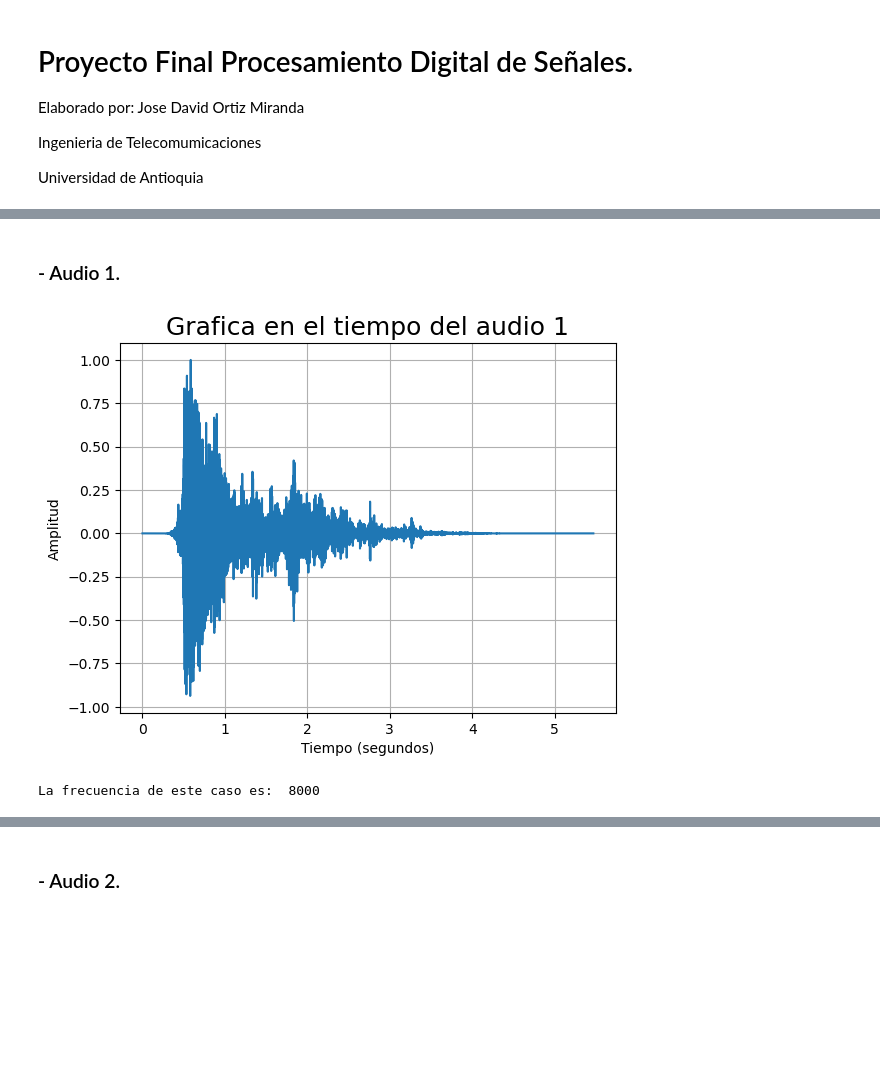
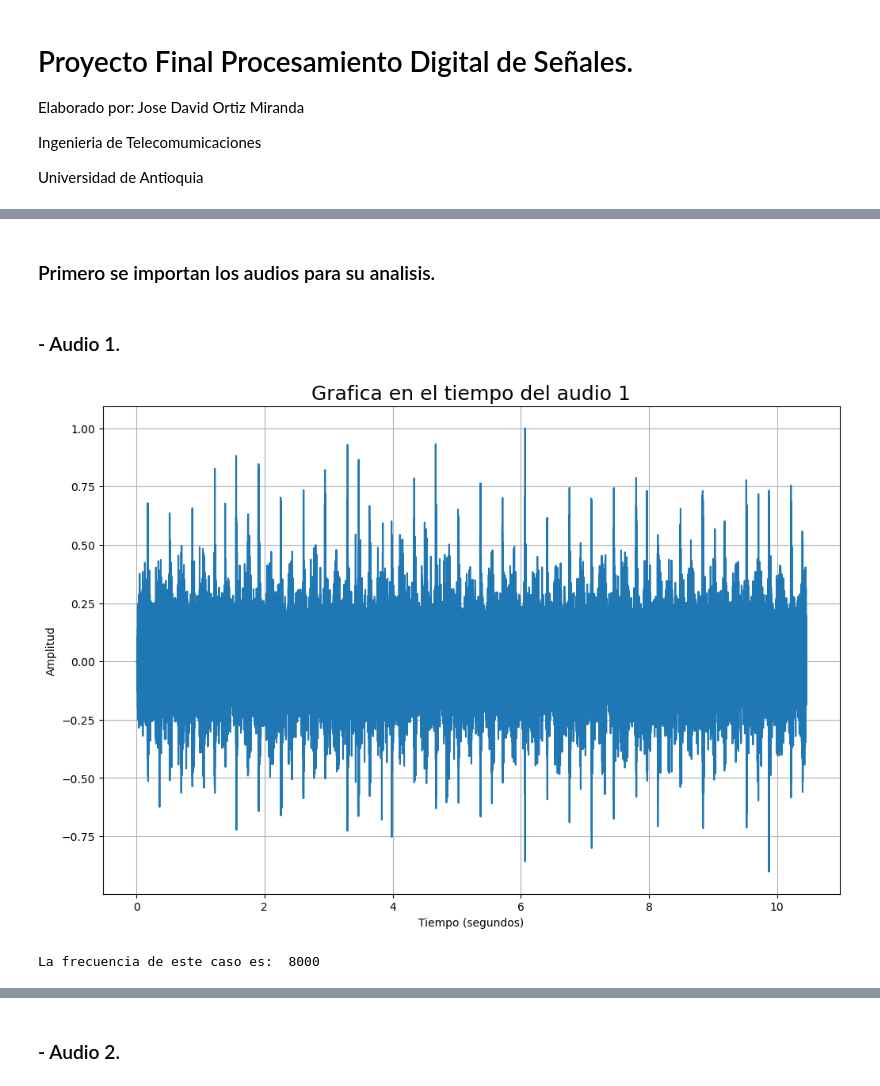
Before and after one commit to JoseOrtiz23/Proyecto_Final_PDS_2023_1, a Jupyter notebook: Proyecto_Final_OrtizMiranda_JoseDavid.ipynb, the cells around one changed output, grey strips where cells are left out. Cells and saved outputs as stored; diff of their text form; code cells hidden in the pictures; blank space fills up the shorter version.

Commit message:
Se realizo el analisis de la vibraciones en word y Notebook

```diff
--- a/Proyecto_Final_OrtizMiranda_JoseDavid.ipynb
+++ b/Proyecto_Final_OrtizMiranda_JoseDavid.ipynb
@@ -22,21 +26,24 @@ from IPython.display import Audio #Libreria para escuchar audio
+# %% [markdown]
+### Primero se importan los audios para su analisis.
 # %% [markdown]
 ### - Audio 1.
 # %%
-file_audio=('Trueno.wav') # Ruta del archivo con la senal
-fs, x=read(file_audio) # Cargar el archivo
-x = x / np.max(np.abs(x)) # escala la amplitud de la senal
-t=np.arange(0, float(len(x))/fs, 1.0/fs) # Vector de tiempo
-plt.plot(t,x) # Dibujar la grafica
+file_audio_1=('prensa_industrial.wav') # Ruta del archivo con la senal
+fs, y=read(file_audio_1) # Cargar el archivo
+y = y / np.max(np.abs(y)) # escala la amplitud de la senal
+t=np.arange(0, float(len(y))/fs, 1.0/fs) # Vector de tiempo
+plt.figure(figsize=(12,8))
+plt.plot(t,y) # Dibujar la grafica
 plt.grid()
 
 # Los siguientes dos comandos dibujan las etiquetas de los ejes
 plt.title("Grafica en el tiempo del audio 1",fontsize = 18)
 plt.xlabel('Tiempo (segundos)') # Etiqueta eje X
 plt.ylabel('Amplitud') # Etiqueta eje Y
 plt.show() # Mostrar la grafica
 print("La frecuencia de este caso es: ",fs)
-Audio(x, rate=fs) # para escuchar la senal
+Audio(y, rate=fs) # para escuchar la senal
 # %% [output]
-[figure, old version]
+[figure, new version]
 La frecuencia de este caso es:  8000
 [interactive output not drawn]
```
Also changed, not shown: parts of 30 cells of this notebook, 5 other files.
